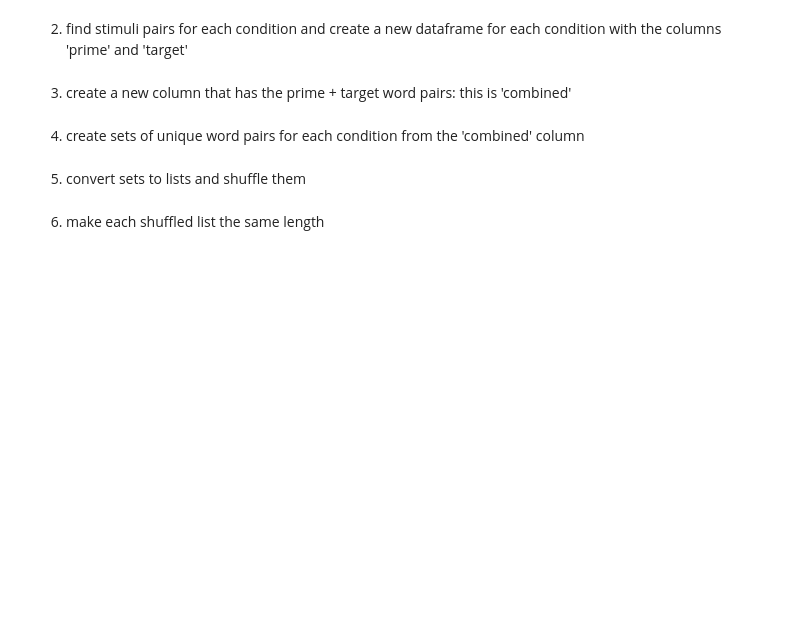
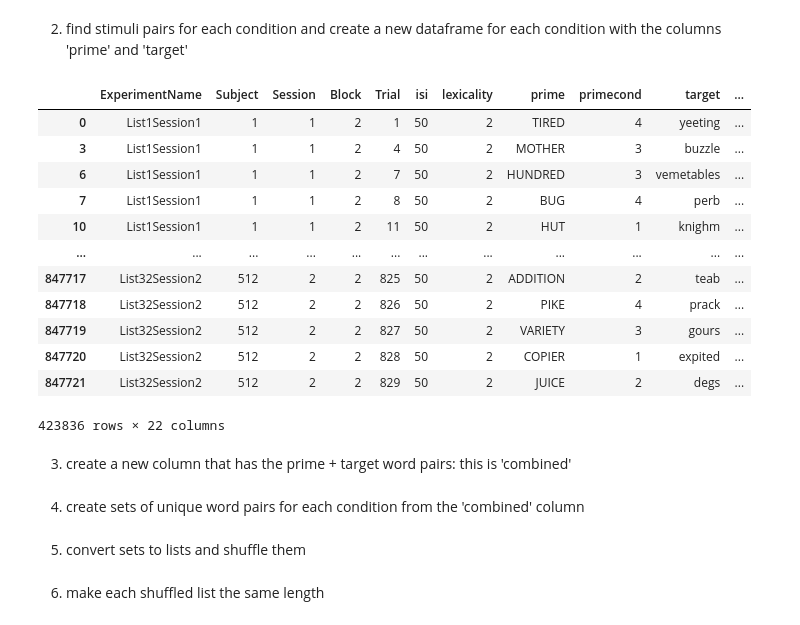
Before and after one commit to EmilieJN/Experimental-Psycholinguistics, a Jupyter notebook: LDT/LDT_repl_task.ipynb, the cells around one changed output. Drawn from its saved outputs; the diff is of its cells as text; code cells hidden in the pictures; blank space fills up the shorter version.

```diff
--- a/LDT/LDT_repl_task.ipynb
+++ b/LDT/LDT_repl_task.ipynb
@@ -44,9 +61,23 @@ raw = pd.read_csv(pathin + infile, low_memory=False)
 # %%
 # create a new dataframe for the three conditions: related, unrelated, and nonword
 # step 1: what are the names of these columns in the dataframe?
 
-# df_condition1 = raw[(raw['C1'] == 'A') & raw(['C2'] == 'B')] [['X', 'Y']]
-# df_condition_nw = raw[raw['C1'] == 'C'] [['X', 'Y']]
+df_condition_nw = raw[raw['rel'] == 'nw']
+df_condition_nw
+# %% [output]
+|  | ExperimentName | Subject | Session | Block | Trial | isi | lexicality | prime | primecond | target | ... |
+| 0 | List1Session1 | 1 | 1 | 2 | 1 | 50 | 2 | TIRED | 4 | yeeting | ... |
+| 3 | List1Session1 | 1 | 1 | 2 | 4 | 50 | 2 | MOTHER | 3 | buzzle | ... |
+| 6 | List1Session1 | 1 | 1 | 2 | 7 | 50 | 2 | HUNDRED | 3 | vemetables | ... |
+| 7 | List1Session1 | 1 | 1 | 2 | 8 | 50 | 2 | BUG | 4 | perb | ... |
+| 10 | List1Session1 | 1 | 1 | 2 | 11 | 50 | 2 | HUT | 1 | knighm | ... |
+| ... | ... | ... | ... | ... | ... | ... | ... | ... | ... | ... | ... |
+| 847717 | List32Session2 | 512 | 2 | 2 | 825 | 50 | 2 | ADDITION | 2 | teab | ... |
+| 847718 | List32Session2 | 512 | 2 | 2 | 826 | 50 | 2 | PIKE | 4 | prack | ... |
+| 847719 | List32Session2 | 512 | 2 | 2 | 827 | 50 | 2 | VARIETY | 3 | gours | ... |
+| 847720 | List32Session2 | 512 | 2 | 2 | 828 | 50 | 2 | COPIER | 1 | expited | ... |
+| 847721 | List32Session2 | 512 | 2 | 2 | 829 | 50 | 2 | JUICE | 2 | degs | ... |
+423836 rows × 22 columns
 # %% [markdown]
 3. create a new column that has the prime + target word pairs: this is 'combined'
 # %%
```
Also changed, not shown: parts of 2 cells of this notebook, 7 other files.
